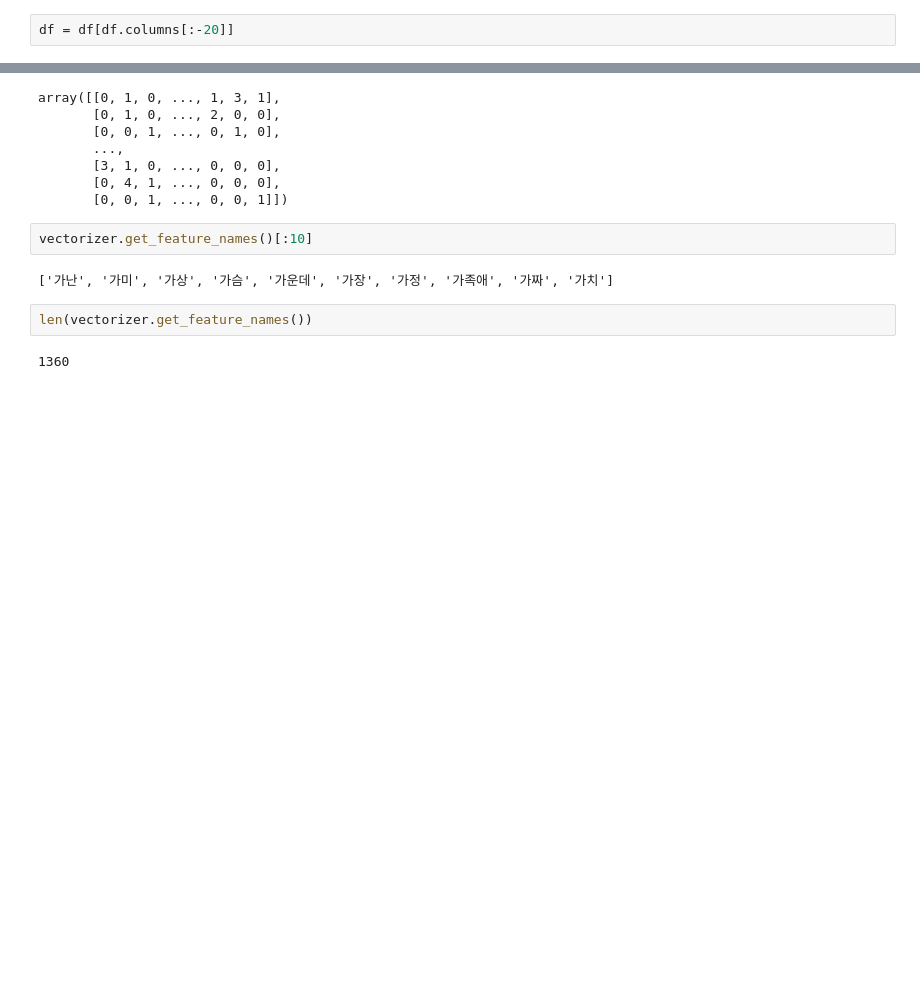
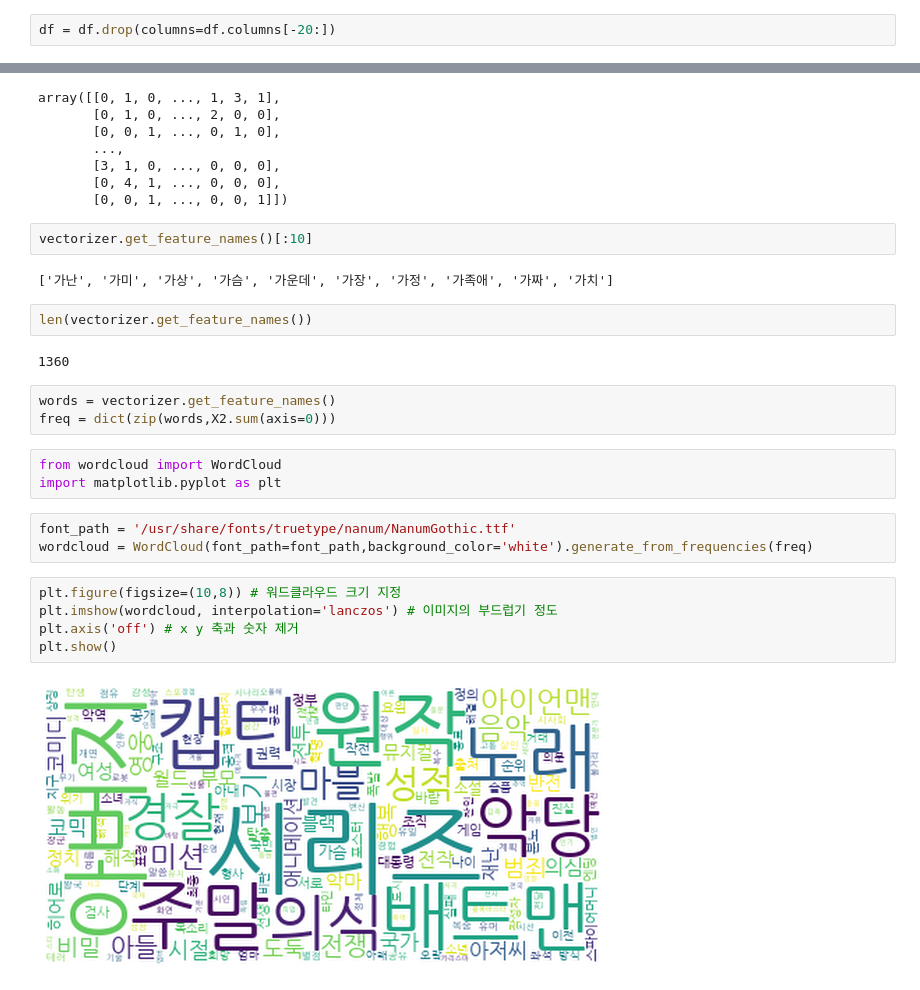
Before and after one commit to SJinLee/moviedj2, a Jupyter notebook: 03.영화데이터와추천.ipynb, the cells around one changed output, grey strips where cells are left out. Saved outputs shown, nothing was run; the diff lists cells and outputs as text; blank space fills up the shorter version.

```diff
--- a/03.영화데이터와추천.ipynb
+++ b/03.영화데이터와추천.ipynb
@@ -36,5 +47,5 @@ Index(['순위', '영화명', '개봉일', '매출액', '관객수', '스크린
 # %%
-df = df[df.columns[:-20]]
+df = df.drop(columns=df.columns[-20:])
 # %%
 df.columns
 # %% [output]
@@ -779,3 +855,19 @@ vectorizer.get_feature_names()[:10]
 len(vectorizer.get_feature_names())
 # %% [output]
 1360
+# %%
+words = vectorizer.get_feature_names()
+freq = dict(zip(words,X2.sum(axis=0)))
+# %%
+from wordcloud import WordCloud
+import matplotlib.pyplot as plt
+# %%
+font_path = '/usr/share/fonts/truetype/nanum/NanumGothic.ttf'
+wordcloud = WordCloud(font_path=font_path,background_color='white').generate_from_frequencies(freq)
+# %%
+plt.figure(figsize=(10,8)) # 워드클라우드 크기 지정
+plt.imshow(wordcloud, interpolation='lanczos') # 이미지의 부드럽기 정도
+plt.axis('off') # x y 축과 숫자 제거
+plt.show()
+# %% [output]
+[figure, added]
```
Also changed, not shown: parts of 46 cells of this notebook.
